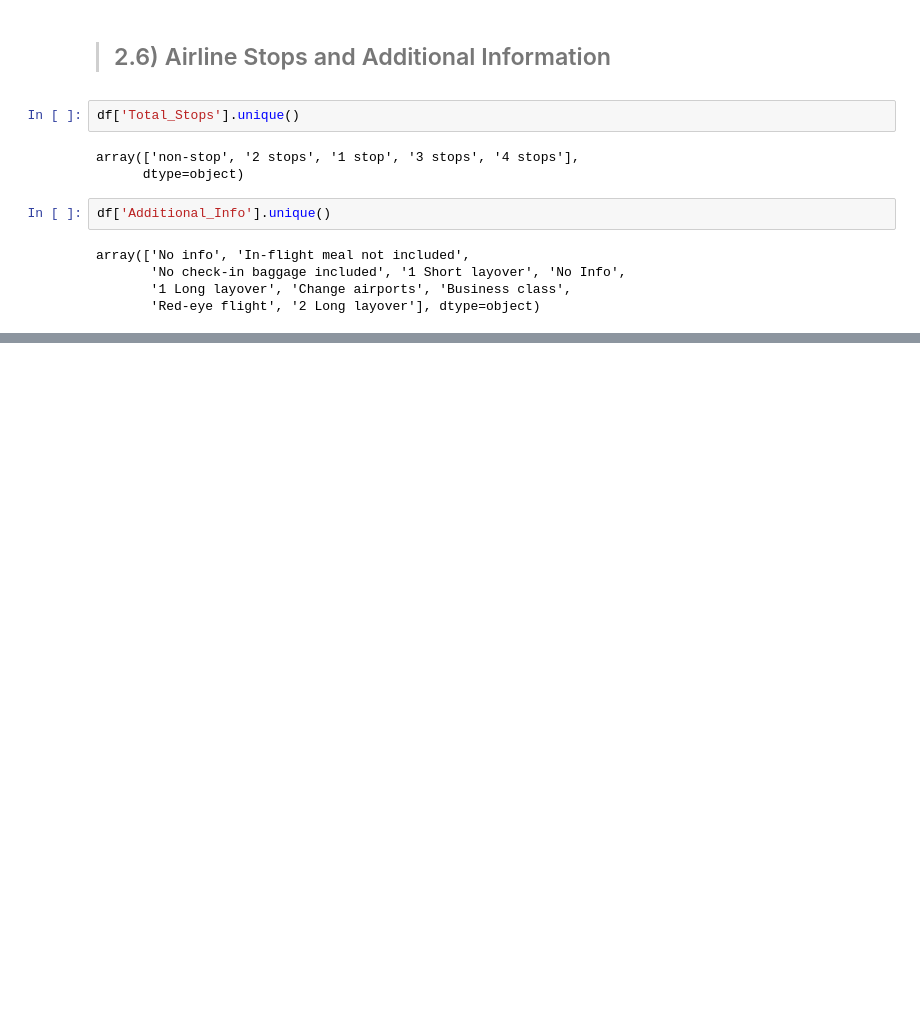
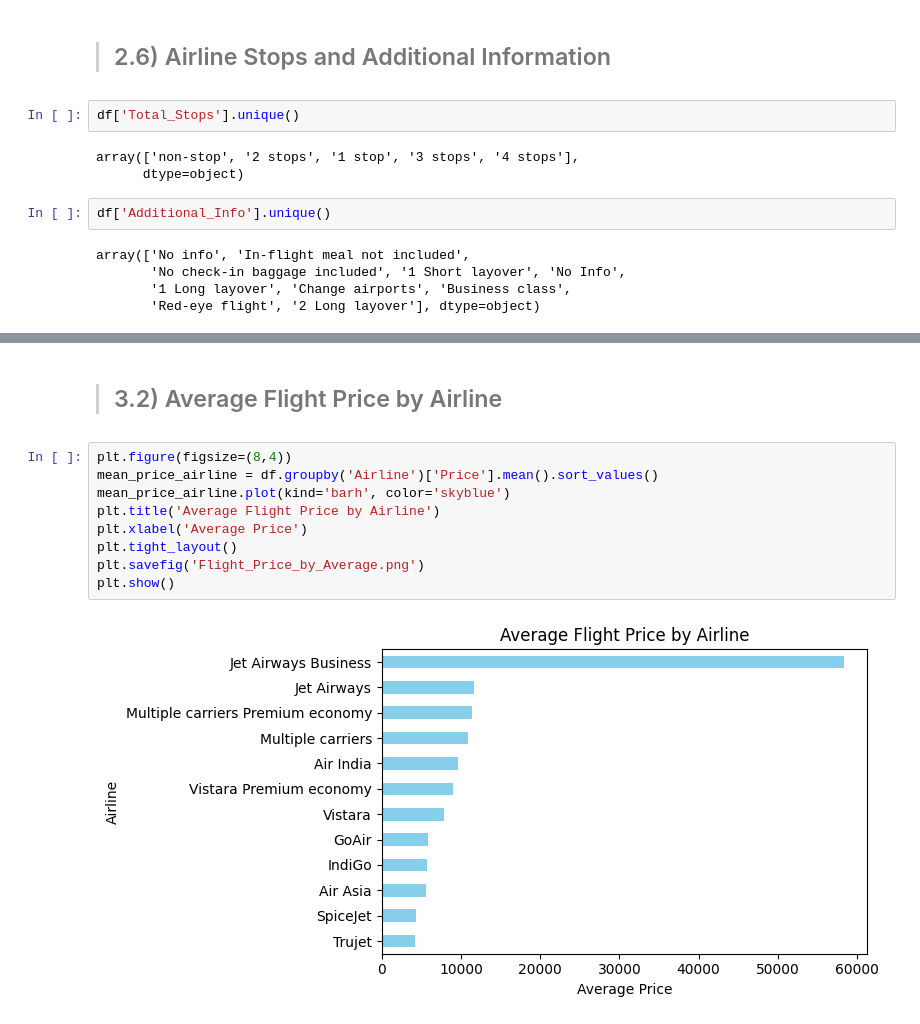
Before and after one commit to jasmeet-singh-1801/Python_Project_DA, a Jupyter notebook: Flight_Project/Flight_DA.ipynb, the cells around one changed output, grey strips where cells are left out. Saved outputs shown, nothing was run; the diff lists cells and outputs as text; blank space fills up the shorter version.

```diff
--- a/Flight_Project/Flight_DA.ipynb
+++ b/Flight_Project/Flight_DA.ipynb
@@ -405,0 +428,13 @@ array(['No info', 'In-flight meal not included',
+# %% [markdown]
+> ## 3.2) Average Flight Price by Airline
+# %%
+plt.figure(figsize=(8,4))
+mean_price_airline = df.groupby('Airline')['Price'].mean().sort_values()
+mean_price_airline.plot(kind='barh', color='skyblue')
+plt.title('Average Flight Price by Airline')
+plt.xlabel('Average Price')
+plt.tight_layout()
+plt.savefig('Flight_Price_by_Average.png')
+plt.show()
+# %% [output]
+[figure, added]
```
Also changed, not shown: parts of 42 cells of this notebook, 11 other files.
